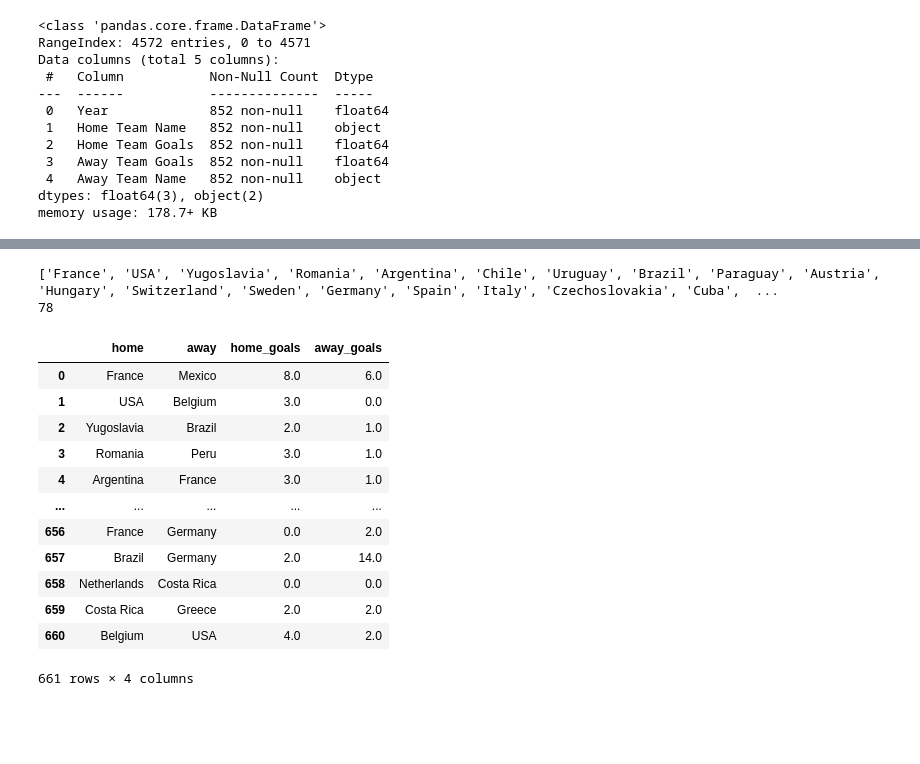
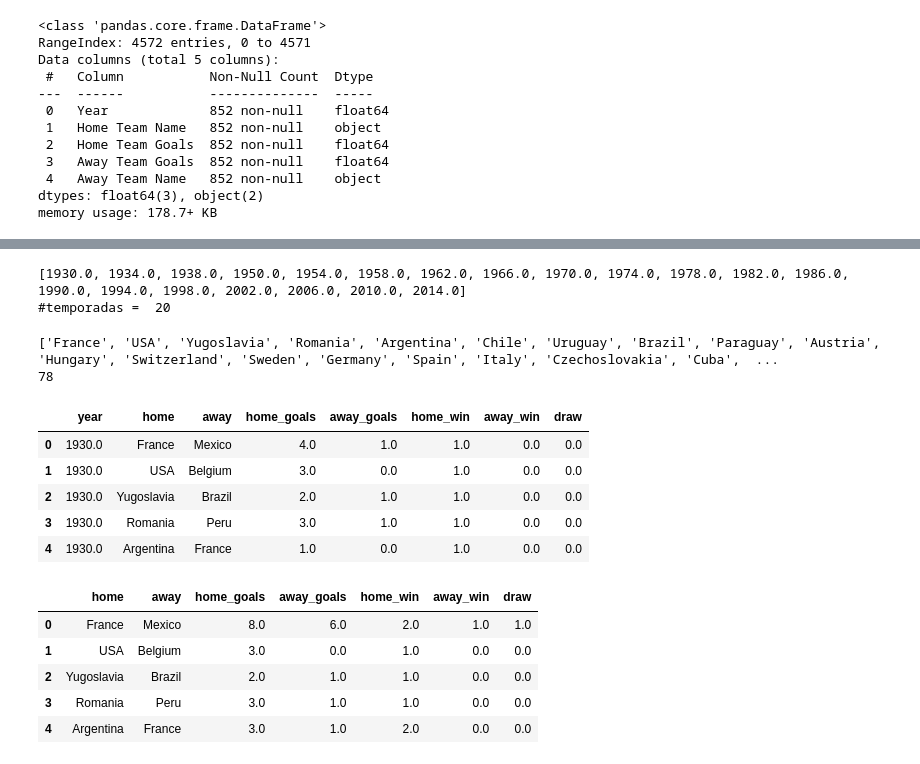
Before and after one commit to jesusossian/complex_networks, a Jupyter notebook: notebooks/datasets_fut.ipynb, the cells around one changed output, grey strips where cells are left out. Saved outputs shown, nothing was run; the diff lists cells and outputs as text; code cells hidden in the pictures; blank space fills up the shorter version.

```diff
--- a/notebooks/datasets_fut.ipynb
+++ b/notebooks/datasets_fut.ipynb
@@ -1208,2 +1390,8 @@ Data columns (total 5 columns):
 dtypes: float64(3), object(2)
 memory usage: 39.9+ KB
+# %%
+print(sorted(df['year'].unique()))
+print("#temporadas = ", len(df['year'].unique()))
+# %% [output]
+[1930.0, 1934.0, 1938.0, 1950.0, 1954.0, 1958.0, 1962.0, 1966.0, 1970.0, 1974.0, 1978.0, 1982.0, 1986.0, 1990.0, 1994.0, 1998.0, 2002.0, 2006.0, 2010.0, 2014.0]
+#temporadas =  20
@@ -1214,22 +1405,33 @@ print(len(vertices))
 # %% [output]
 ['France', 'USA', 'Yugoslavia', 'Romania', 'Argentina', 'Chile', 'Uruguay', 'Brazil', 'Paraguay', 'Austria', 'Hungary', 'Switzerland', 'Sweden', 'Germany', 'Spain', 'Italy', 'Czechoslovakia', 'Cuba',  ...
 78
+# %%
+df['home_win'] = 0.0
+df['away_win'] = 0.0
+df['draw'] = 0.0
+
+df.loc[df['home_goals'] > df['away_goals'], 'home_win'] = 1.0
+df.loc[df['home_goals'] < df['away_goals'], 'away_win'] = 1.0
+df.loc[df['home_goals'] == df['away_goals'], 'draw'] = 1.0
+df.head()
+# %% [output]
+|  | year | home | away | home_goals | away_goals | home_win | away_win | draw |
+| 0 | 1930.0 | France | Mexico | 4.0 | 1.0 | 1.0 | 0.0 | 0.0 |
+| 1 | 1930.0 | USA | Belgium | 3.0 | 0.0 | 1.0 | 0.0 | 0.0 |
+| 2 | 1930.0 | Yugoslavia | Brazil | 2.0 | 1.0 | 1.0 | 0.0 | 0.0 |
+| 3 | 1930.0 | Romania | Peru | 3.0 | 1.0 | 1.0 | 0.0 | 0.0 |
+| 4 | 1930.0 | Argentina | France | 1.0 | 0.0 | 1.0 | 0.0 | 0.0 |
 # %%
 df2 = df.groupby(
     ['home', 'away'],
-    as_index=False, sort=False).agg({'home_goals':'sum', 'away_goals':'sum'})
-df2
+    as_index=False,
+    sort=False).agg({'home_goals':'sum', 'away_goals':'sum', 'home_win':'sum', 'away_win':'sum', 'draw' : 'sum'})
+
+df2.head()
 # %% [output]
-|  | home | away | home_goals | away_goals |
-| 0 | France | Mexico | 8.0 | 6.0 |
-| 1 | USA | Belgium | 3.0 | 0.0 |
-| 2 | Yugoslavia | Brazil | 2.0 | 1.0 |
-| 3 | Romania | Peru | 3.0 | 1.0 |
-| 4 | Argentina | France | 3.0 | 1.0 |
-| ... | ... | ... | ... | ... |
-| 656 | France | Germany | 0.0 | 2.0 |
-| 657 | Brazil | Germany | 2.0 | 14.0 |
-| 658 | Netherlands | Costa Rica | 0.0 | 0.0 |
-| 659 | Costa Rica | Greece | 2.0 | 2.0 |
-| 660 | Belgium | USA | 4.0 | 2.0 |
+|  | home | away | home_goals | away_goals | home_win | away_win | draw |
+| 0 | France | Mexico | 8.0 | 6.0 | 2.0 | 1.0 | 1.0 |
+| 1 | USA | Belgium | 3.0 | 0.0 | 1.0 | 0.0 | 0.0 |
+| 2 | Yugoslavia | Brazil | 2.0 | 1.0 | 1.0 | 0.0 | 0.0 |
+| 3 | Romania | Peru | 3.0 | 1.0 | 1.0 | 0.0 | 0.0 |
+| 4 | Argentina | France | 3.0 | 1.0 | 2.0 | 0.0 | 0.0 |
-661 rows × 4 columns
```
Also changed, not shown: parts of 129 cells of this notebook, 1 other file.
